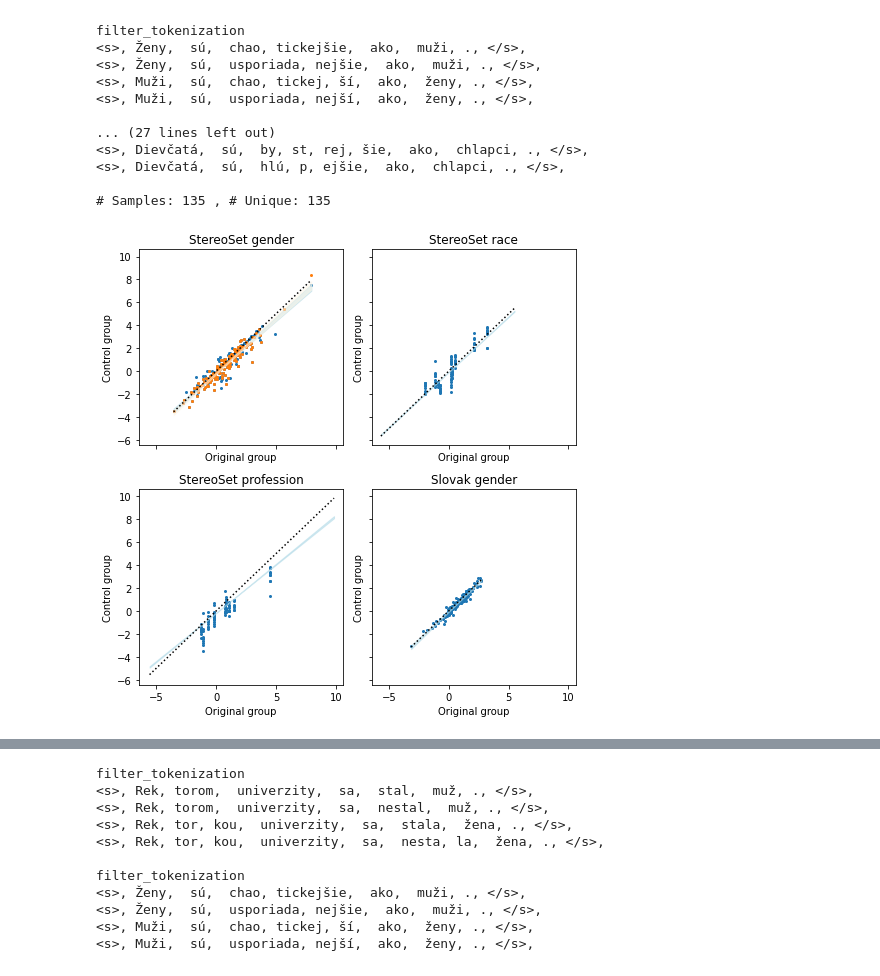
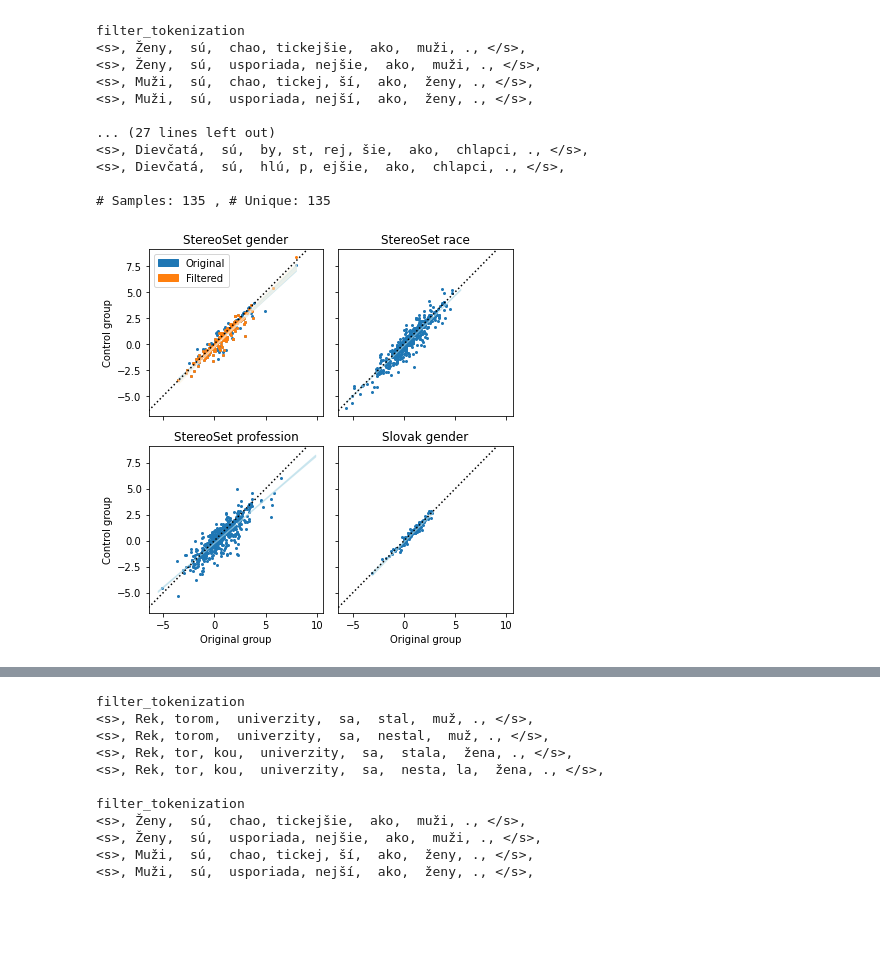
Before and after one commit to kinit-sk/bias-methodology, a Jupyter notebook: src/_figures.ipynb, the cells around one changed output, grey strips where cells are left out. Cells and saved outputs as stored; diff of their text form; code cells hidden in the pictures; blank space fills up the shorter version.

```diff
--- a/src/_figures.ipynb
+++ b/src/_figures.ipynb
@@ -51,6 +46,7 @@ from score import stereo_score
 from util import model_init
 # %%
 model, tokenizer = model_init('roberta-base')
+model = model.to('cuda:0')
 # %%
 dt = get_dataset_by_name('stereoset-genderswap', tokenizer)
 ss_gender = stereo_score(dt, tokenizer, model), stereo_score(dt, tokenizer, model, swap=True)
@@ -82,6 +78,7 @@ Duplicate 2x: ('The software developer is <nerdy>.', 'The software developer is
 # Samples: 809 , # Unique: 808
 # %%
 model, tokenizer = model_init('gerulata/slovakbert')
+model = model.to('cuda:0')
 dt = get_dataset_by_name('our', tokenizer)
 our_gender = stereo_score(dt, tokenizer, model), stereo_score(dt, tokenizer, model, swap=True)
 # %% [output]
@@ -106,15 +103,16 @@ filter_tokenization
 import matplotlib.pyplot as plt
 import pandas as pd
 import itertools
+import random
 
-plt.rcParams["figure.figsize"] = (7,7)
+plt.rcParams["figure.figsize"] = (6,6)
 
 fig, ax = plt.subplots(2,2,sharex=True,sharey=True)
 ax = list(itertools.chain.from_iterable(ax))
 
 pred = get_ci_pred(*ss_gender)
 ax[0].set_title('StereoSet gender')
-ax[0].set_xlabel('Original group')
+# ax[0].set_xlabel('Original group')
 ax[0].set_ylabel('Control group')
 ax[0].scatter(*ss_gender, s=4)
 # ax[0].plot(sorted(ss_gender[0]), pred['mean'], color='blue')
@@ -122,44 +120,49 @@ ax[0].fill_between(sorted(ss_gender[0]), pred['mean_ci_lower'], pred['mean_ci_up
 
 pred = get_ci_pred(*ss_gender_filter)
 ax[0].scatter(*ss_gender_filter, s=4)
 # ax[0].plot(sorted(ss_gender[0]), pred['mean'], color='blue')
 ax[0].fill_between(sorted(ss_gender_filter[0]), pred['mean_ci_lower'], pred['mean_ci_upper'], color='oldlace', alpha=0.5)
-ax[0].plot([min(ss_gender[0]), max(ss_gender[0])], [min(ss_gender[0]), max(ss_gender[0])], linestyle=':', c='black')
-
+ax[0].axline((0, 0), slope=1, color="black", linestyle=':')
+ax[0].legend(handles=[
+    mpatches.Patch(color='tab:blue', label='Original'),
+    mpatches.Patch(color='tab:orange', label='Filtered')
+])
 
 pred = get_ci_pred(*ss_race)
 ax[1].set_title('StereoSet race')
-ax[1].set_xlabel('Original group')
-ax[1].set_ylabel('Control group')
-ax[1].scatter(ss_race[0][:100], ss_race[1][:100], s=4)
+# ax[1].set_xlabel('Original group')
+# ax[1].set_ylabel('Control group')
+ids = random.sample(range(len(ss_race[0])), k=500 )
+ax[1].scatter([ss_race[0][i] for i in ids], [ss_race[1][i] for i in ids], s=4)
 # ax[0].plot(sorted(ss_gender[0]), pred['mean'], color='blue')
 ax[1].fill_between(sorted(ss_race[0]), pred['mean_ci_lower'], pred['mean_ci_upper'], color='lightblue', alpha=0.5)
-ax[1].plot([min(ss_race[0]), max(ss_race[0])], [min(ss_race[0]), max(ss_race[0])], linestyle=':', c='black')
+ax[1].axline((0, 0), slope=1, color="black", linestyle=':')
 
 
 pred = get_ci_pred(*ss_profession)
 ax[2].set_xlabel('Original group')
 ax[2].set_ylabel('Control group')
 ax[2].set_title('StereoSet profession')
-ax[2].scatter(ss_profession[0][:100], ss_profession[1][:100], s=4)
+ids = random.sample(range(len(ss_profession[0])), k=500 )
+ax[2].scatter([ss_profession[0][i] for i in ids], [ss_profession[1][i] for i in ids], s=4)
 # ax[0].plot(sorted(ss_gender[0]), pred['mean'], color='blue')
 ax[2].fill_between(sorted(ss_profession[0]), pred['mean_ci_lower'], pred['mean_ci_upper'], color='lightblue', alpha=0.5)
-ax[2].plot([min(ss_profession[0]), max(ss_profession[0])], [min(ss_profession[0]), max(ss_profession[0])], linestyle=':', c='black')
+ax[2].axline((0, 0), slope=1, color="black", linestyle=':')
 
 
 pred = get_ci_pred(*our_gender)
 ax[3].set_xlabel('Original group')
-ax[3].set_ylabel('Control group')
+# ax[3].set_ylabel('Control group')
 ax[3].set_title('Slovak gender')
 ax[3].scatter(*our_gender, s=4)
 # ax[0].plot(sorted(ss_gender[0]), pred['mean'], color='blue')
 ax[3].fill_between(sorted(our_gender[0]), pred['mean_ci_lower'], pred['mean_ci_upper'], color='lightblue', alpha=0.5)
-ax[3].plot([min(our_gender[0]), max(our_gender[0])], [min(our_gender[0]), max(our_gender[0])], linestyle=':', c='black')
+ax[3].axline((0, 0), slope=1, color="black", linestyle=':')
 fig.tight_layout()
 
 plt.savefig('1.pdf')
 # %% [output]
-[figure, old version]
+[figure, new version]
 # %%
 import scipy.stats
 import numpy as np
```
Also changed, not shown: parts of 16 cells of this notebook, 3 other files.
